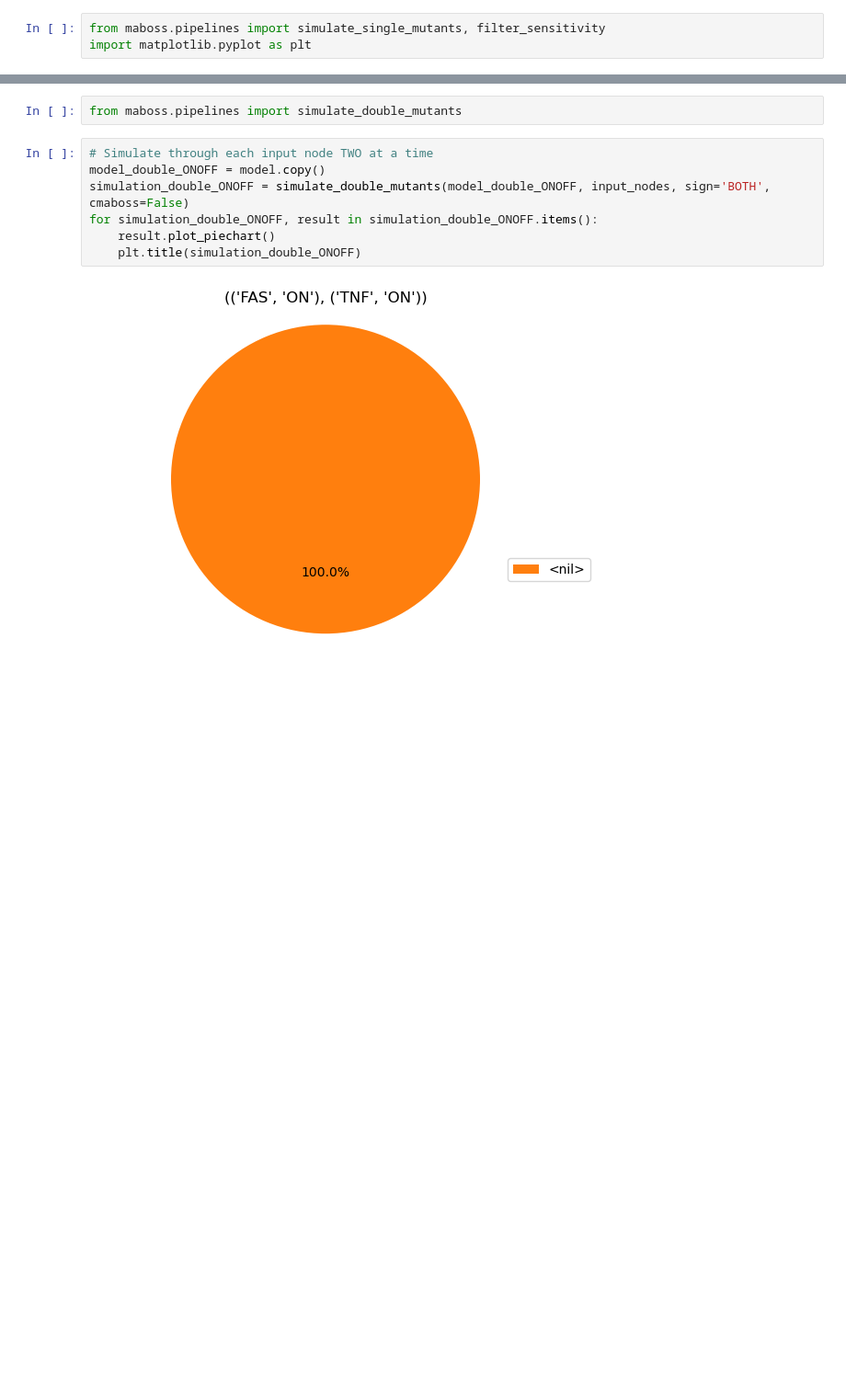
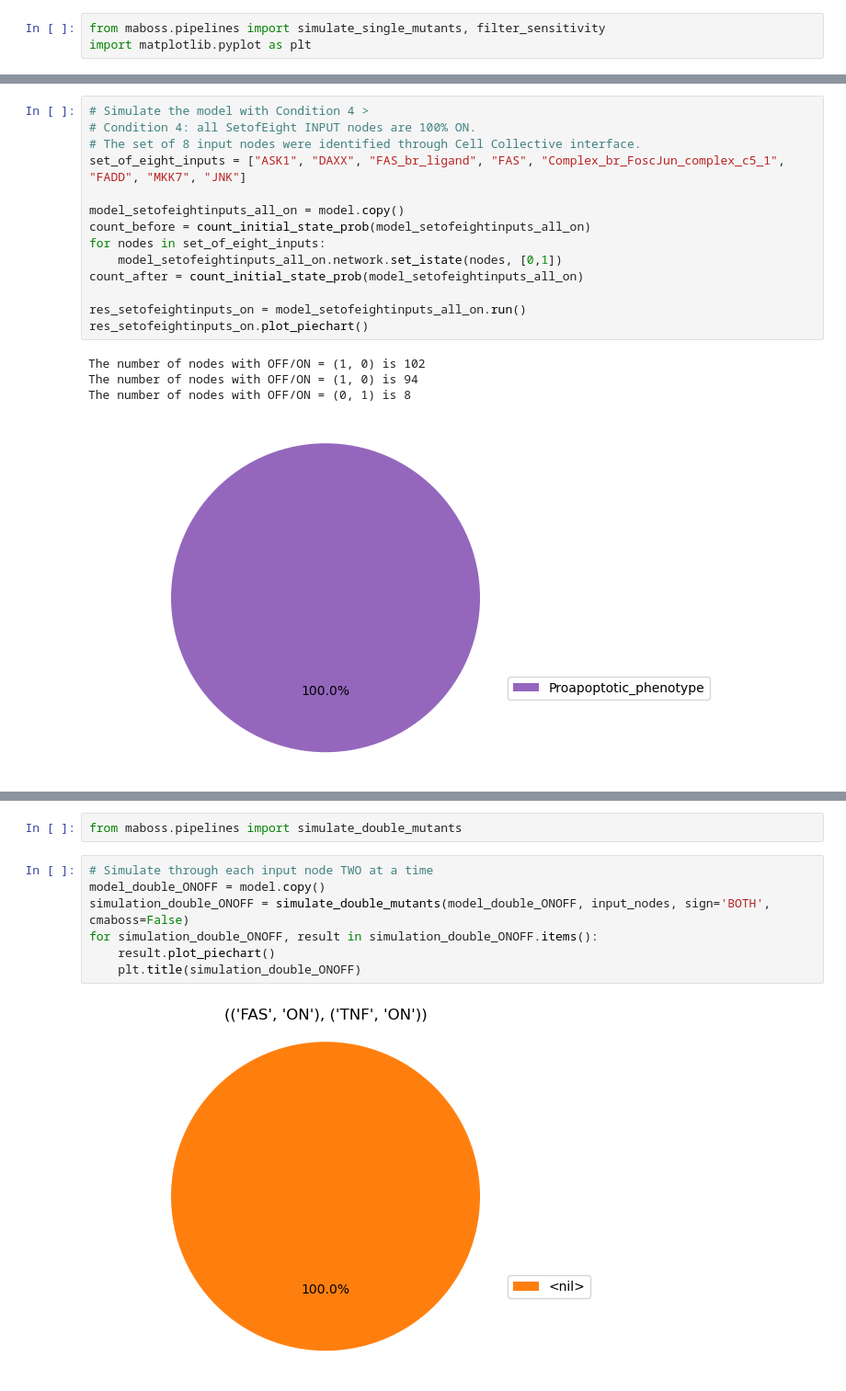
Before and after one commit to JianBro2020/Wellcome-Computational-Systems-Biology-2025, a Jupyter notebook: models/Apoptosis_Panther/2025-12-09-Panther.ipynb, the cells around one changed output, grey strips where cells are left out. Shown at 92% size. Saved outputs shown, nothing was run; the diff lists cells and outputs as text; blank space fills up the shorter version.

```diff
--- a/models/Apoptosis_Panther/2025-12-09-Panther.ipynb
+++ b/models/Apoptosis_Panther/2025-12-09-Panther.ipynb
@@ -105,3 +212,22 @@ res_all_on.plot_piechart()
+# %%
+# Simulate the model with Condition 4 >
+# Condition 4: all SetofEight INPUT nodes are 100% ON.
+# The set of 8 input nodes were identified through Cell Collective interface.
+set_of_eight_inputs = ["ASK1", "DAXX", "FAS_br_ligand", "FAS", "Complex_br_FoscJun_complex_c5_1", "FADD", "MKK7", "JNK"]
+
+model_setofeightinputs_all_on = model.copy()
+count_before = count_initial_state_prob(model_setofeightinputs_all_on)
+for nodes in set_of_eight_inputs:
+    model_setofeightinputs_all_on.network.set_istate(nodes, [0,1])
+count_after = count_initial_state_prob(model_setofeightinputs_all_on)
+
+res_setofeightinputs_on = model_setofeightinputs_all_on.run()
+res_setofeightinputs_on.plot_piechart()
+# %% [output]
+The number of nodes with OFF/ON = (1, 0) is 102
+The number of nodes with OFF/ON = (1, 0) is 94
+The number of nodes with OFF/ON = (0, 1) is 8
+[figure, added]
 # %%
 # Caution: the built-in sensitivity analysis may not be ideal for scanning Input nodes.
 # the sensitivity analysis is instead for internal nodes.
```
Also changed, not shown: parts of 13 cells of this notebook.
